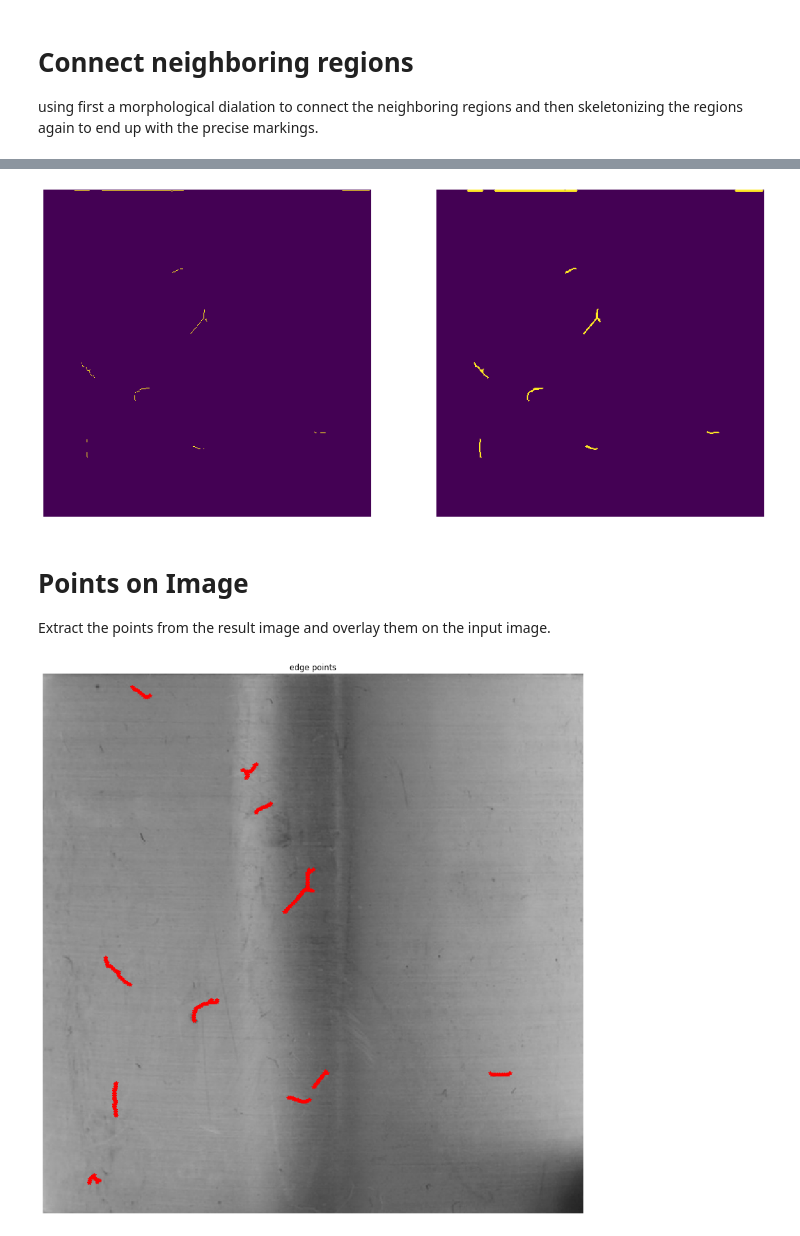
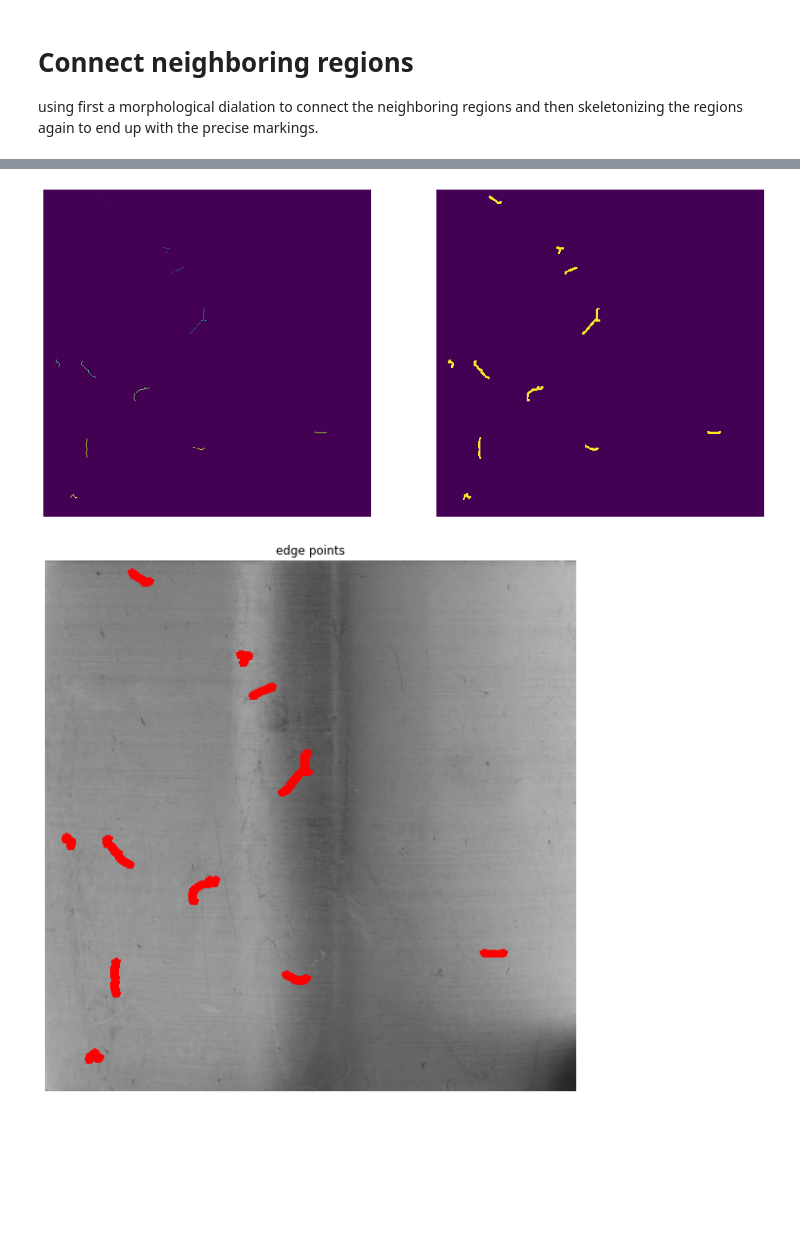
Before and after one commit to felixschloesser/DetectScratches, a Jupyter notebook: notebooks/applications/bearing_derivative.ipynb, the cells around one changed output, grey strips where cells are left out. Drawn from its saved outputs; the diff is of its cells as text; code cells hidden in the pictures; blank space fills up the shorter version.

```diff
--- a/notebooks/applications/bearing_derivative.ipynb
+++ b/notebooks/applications/bearing_derivative.ipynb
@@ -51,8 +48,8 @@ show_img(response_img)
 # %% [markdown]
 ### Threshold and binary
 # %%
-thresh_img = threshold(response_img, 4)
+thresh_img = threshold(response_img, 10)
 binary_img = thresh_img.astype(bool)
 
-show_img(thresh_img, binary_img)
+show_img(thresh_img, binary_img, size=(10,10))
 # %% [output]
@@ -61,11 +58,10 @@ show_img(thresh_img, binary_img)
 # Connect neighboring regions
 using first a morphological dialation to connect the neighboring regions and then skeletonizing the regions again to end up with the precise markings.
 # %%
-struct = morph.generate_binary_structure(2,1)
+struct = morph.generate_binary_structure(2, 2)
 print(struct)
 
-dial_img = morph.binary_dilation(binary_img,
-                                 structure=struct, iterations=2)
+dial_img = morph.binary_dilation(binary_img, structure=struct, iterations=2)
 skeleton_img = skeletonize(dial_img,)
 
 show_img(dial_img, skeleton_img, size=(17,17))
@@ -83,14 +73,25 @@ scraches_img = remove_small_objects(label_img, 17)
+# %%
+label_img = label(skeleton_img)
+regions = regionprops(label_img, coordinates='rc')
+
+scraches = []
+for region in regions:
+    if region.area > 14:
+        scrach = {'label':region.label, "area":region.area,
+                  'eccentricity':region.eccentricity}
+        scraches.append(scrach)
+
+scraches_list = [scrach.get("label") for scrach in scraches]
+scraches_img = np.reshape([0 if label not in scraches_list else label
+                for label in label_img.flatten()], label_img.shape)
 # %%
-dial_img = morph.binary_dilation(scraches_img, structure=struct,
-                                 iterations=1)
-show_img(scraches_img.astype(bool), dial_img, size=(17,17))
+dial_img = morph.binary_dilation(scraches_img, structure=struct, iterations=1)
+show_img(scraches_img, dial_img, size=(17,17))
 # %% [output]
-[figure, old version]
+[figure, new version]
-# %% [markdown]
-# Points on Image
-Extract the points from the result image and overlay them on the input image.
 # %%
-points = get_points(scraches_img, min_dist=10, allow_cluster=True)
-overlay_points(img, points)
+# Points
+points = get_points(dial_img, min_dist=10, allow_cluster=True)
+overlay_points(img, points, size=(10, 10))
 # %% [output]
-[figure, old version]
+[figure, new version]
```
Also changed, not shown: parts of 11 cells of this notebook, 5 other files.
